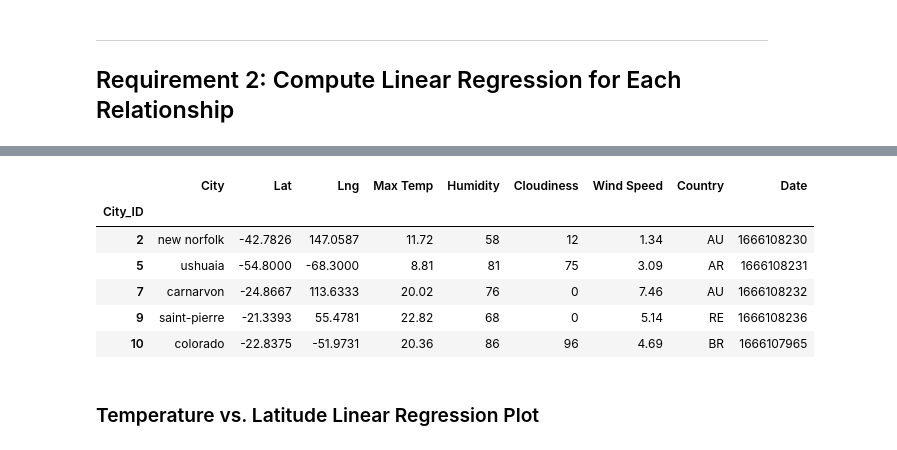
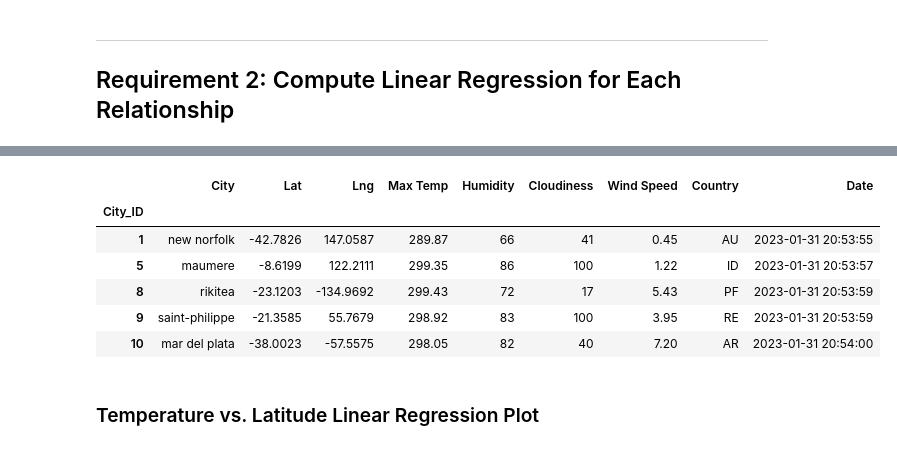
Before and after one commit to DavidsonRCan2/python-api-challenge, a Jupyter notebook: WeatherPy/WeatherPy.ipynb, the cells around one changed output, grey strips where cells are left out. Saved outputs shown, nothing was run; the diff lists cells and outputs as text; code cells hidden in the pictures.

```diff
--- a/WeatherPy/WeatherPy.ipynb
+++ b/WeatherPy/WeatherPy.ipynb
@@ -328,17 +331,17 @@ northern_hemi_df.head()
 # %%
 # Create a DataFrame with the Southern Hemisphere data (Latitude < 0)
-# YOUR CODE HERE
+southern_hemi_df = city_data_df[city_data_df["Lat"]<0]
 
 # Display sample data
 southern_hemi_df.head()
 # %% [output]
 |  | City | Lat | Lng | Max Temp | Humidity | Cloudiness | Wind Speed | Country | Date |
 | City_ID |  |  |  |  |  |  |  |  |  |
-| 2 | new norfolk | -42.7826 | 147.0587 | 11.72 | 58 | 12 | 1.34 | AU | 1666108230 |
-| 5 | ushuaia | -54.8000 | -68.3000 | 8.81 | 81 | 75 | 3.09 | AR | 1666108231 |
-| 7 | carnarvon | -24.8667 | 113.6333 | 20.02 | 76 | 0 | 7.46 | AU | 1666108232 |
-| 9 | saint-pierre | -21.3393 | 55.4781 | 22.82 | 68 | 0 | 5.14 | RE | 1666108236 |
-| 10 | colorado | -22.8375 | -51.9731 | 20.36 | 86 | 96 | 4.69 | BR | 1666107965 |
+| 1 | new norfolk | -42.7826 | 147.0587 | 289.87 | 66 | 41 | 0.45 | AU | 2023-01-31 20:53:55 |
+| 5 | maumere | -8.6199 | 122.2111 | 299.35 | 86 | 100 | 1.22 | ID | 2023-01-31 20:53:57 |
+| 8 | rikitea | -23.1203 | -134.9692 | 299.43 | 72 | 17 | 5.43 | PF | 2023-01-31 20:53:59 |
+| 9 | saint-philippe | -21.3585 | 55.7679 | 298.92 | 83 | 100 | 3.95 | RE | 2023-01-31 20:53:59 |
+| 10 | mar del plata | -38.0023 | -57.5575 | 298.05 | 82 | 40 | 7.20 | AR | 2023-01-31 20:54:00 |
 # %% [markdown]
 ###  Temperature vs. Latitude Linear Regression Plot
 # %%
```
Also changed, not shown: parts of 2 cells of this notebook, 1 other file.
